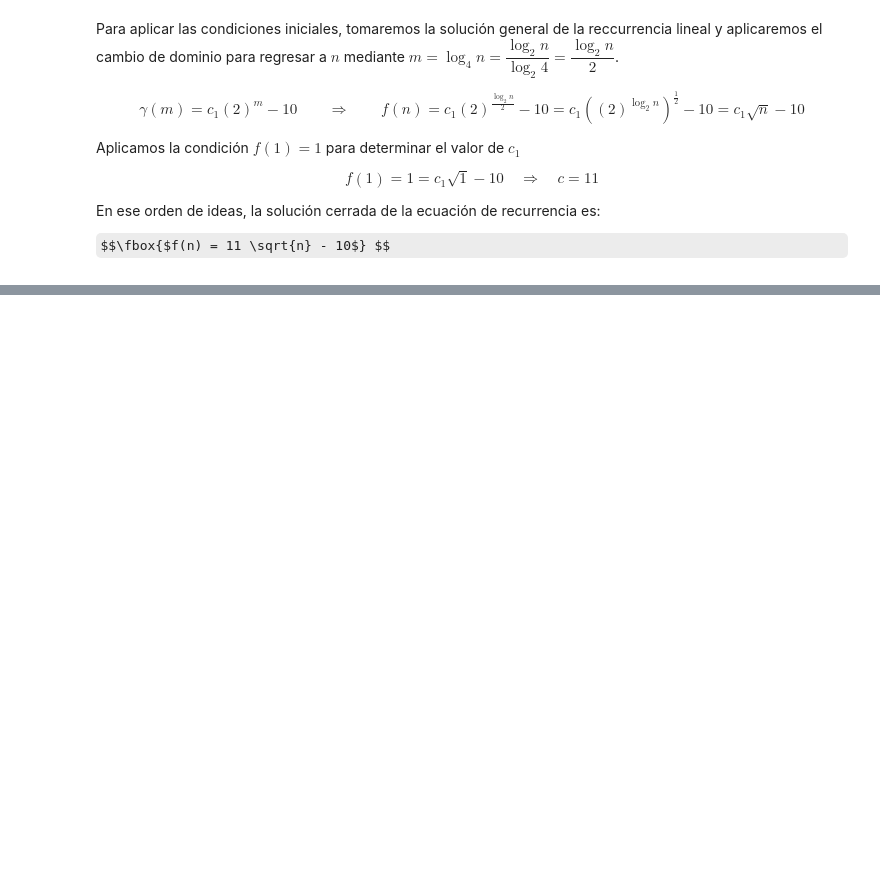
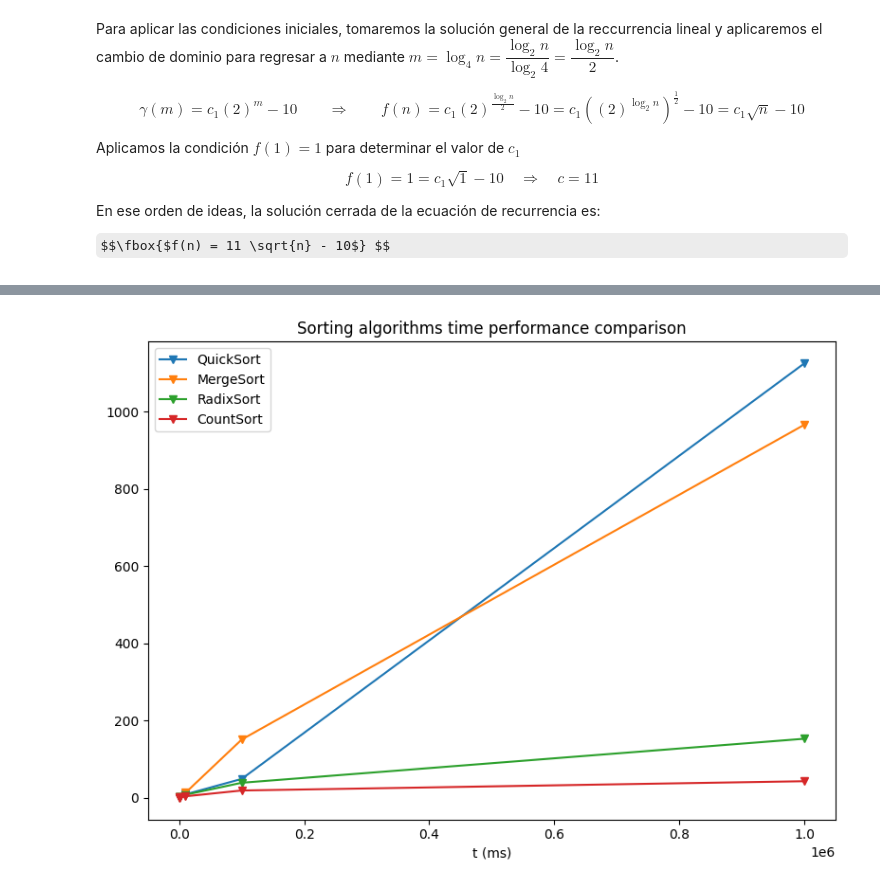
Before and after one commit to omardtl24/DALGO_ISIS1105, a Jupyter notebook: Tareas/Tarea02_Recursion_DivideAndConquer.ipynb, the cells around one changed output, grey strips where cells are left out. Saved outputs shown, nothing was run; the diff lists cells and outputs as text; code cells hidden in the pictures; some formulas as TeX source; blank space fills up the shorter version.

```diff
--- a/Tareas/Tarea02_Recursion_DivideAndConquer.ipynb
+++ b/Tareas/Tarea02_Recursion_DivideAndConquer.ipynb
@@ -563,0 +995,11 @@ $$\fbox{$f(n) = 11 \sqrt{n} - 10$} $$
+# %%
+dict_ = {
+    'QuickSort' : {100:1 , 1000:1, 10000: 9, 100000: 49, 1000000: 1125},
+    'MergeSort' : {100:1 , 1000:2, 10000: 13, 100000: 151, 1000000: 966},
+    'RadixSort' : {100:1 , 1000:1, 10000: 8, 100000:39, 1000000: 153},
+    'CountSort' : {100:0 , 1000:1, 10000: 4, 100000: 19, 1000000: 43}
+}
+
+plot_execution_values(dict_)
+# %% [output]
+[figure, added]
```
Also changed, not shown: parts of 15 cells of this notebook, 8 other files.
